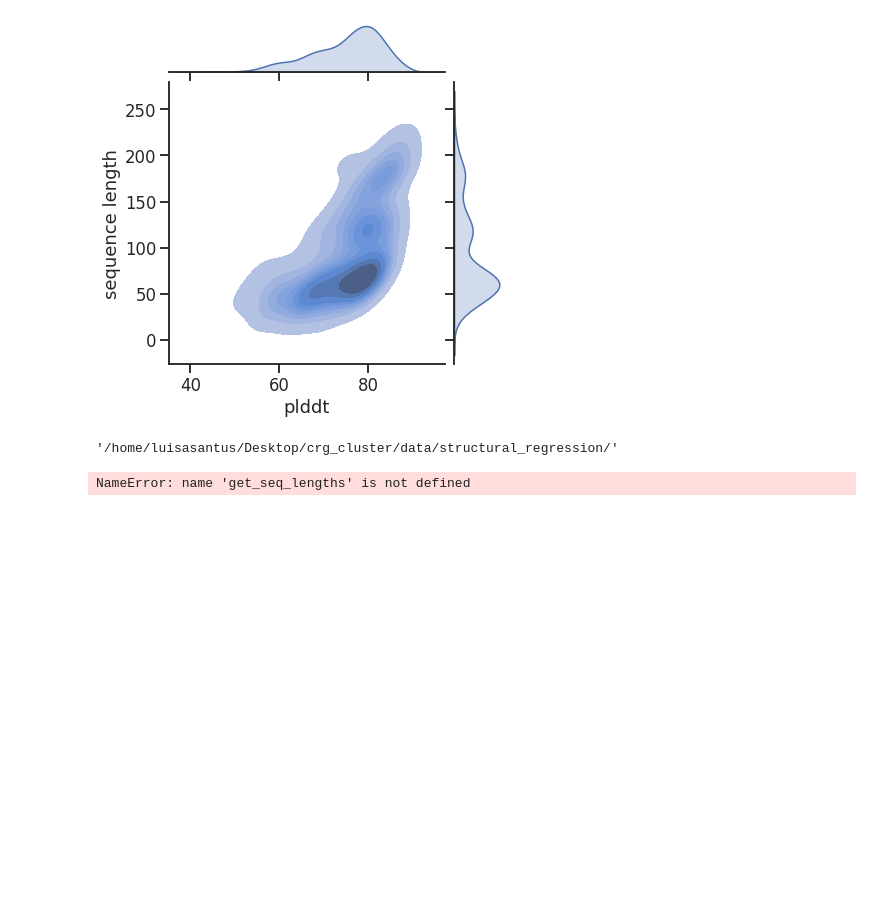
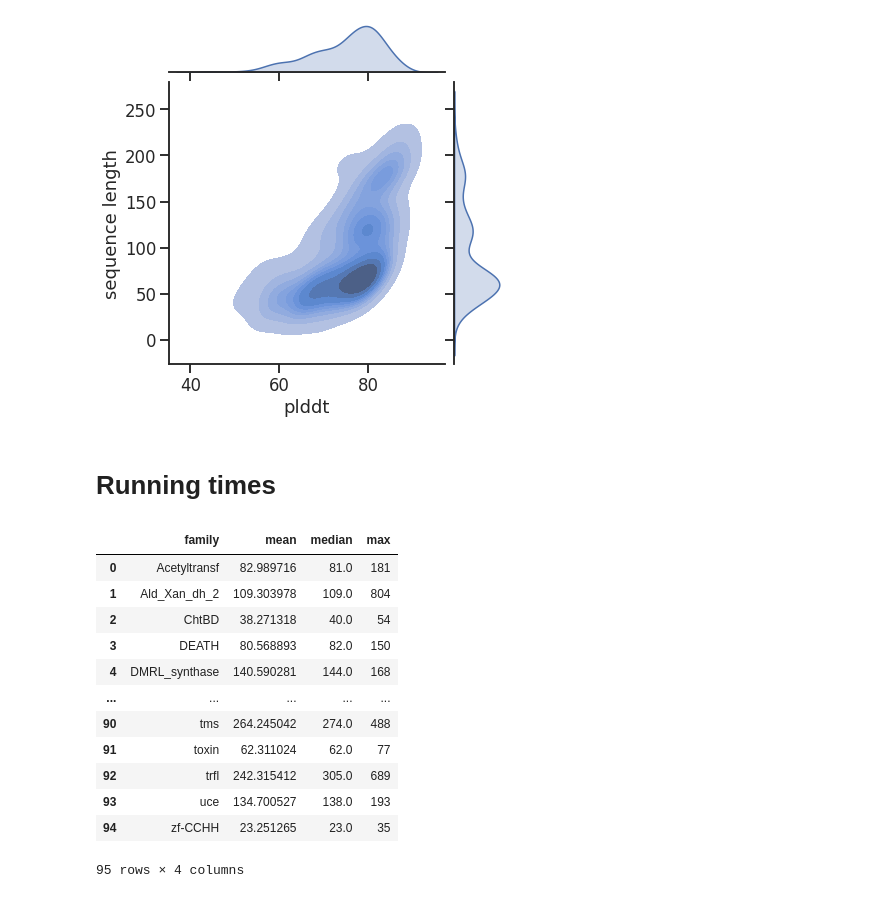
Before and after one commit to luisas/nf_structural_regression, a Jupyter notebook: notebook/04_AF2_benchmark.ipynb, the cells around one changed output. Saved outputs shown, nothing was run; the diff lists cells and outputs as text; code cells hidden in the pictures; blank space fills up the shorter version.

```diff
--- a/notebook/04_AF2_benchmark.ipynb
+++ b/notebook/04_AF2_benchmark.ipynb
@@ -135,15 +135,7 @@ ax.text(1,1,nobs,horizontalalignment='center',size='small',color='red')
 ['n: 399']
 Text(1, 1, "['n: 399']")
 [figure]
+# %% [markdown]
+# Running times
 # %%
- # Overview of all sequences in Homfam and Exthomfam
-seqs_dir
+structures_dir = "/home/luisasantus/Desktop/crg_cluster/data/structural_regression/af2_structures/colabfold"
-# %% [output]
-'/home/luisasantus/Desktop/crg_cluster/data/structural_regression/'
-# %%
-summary_lengths = pd.DataFrame()
-for family in stats_af2.family:
-    summary_fam = get_seq_lengths(seqs_dir, "homfam", family)
-    summary_lengths = pd.concat([summary_lengths,summary_fam], ignore_index=True)
-# %% [output]
-NameError: name 'get_seq_lengths' is not defined
@@ -149,0 +159,19 @@ NameError: name 'get_seq_lengths' is not defined
+# %%
+stats_homfam_seqs = summary_lengths_homfam.groupby(by=['family']).agg({'sequence length':['mean', 'median', "max"]})["sequence length"].reset_index()
+# TODO Here to add also exthomfam
+stats_seqs = stats_homfam_seqs
+stats_seqs
+# %% [output]
+|  | family | mean | median | max |
+| 0 | Acetyltransf | 82.989716 | 81.0 | 181 |
+| 1 | Ald_Xan_dh_2 | 109.303978 | 109.0 | 804 |
+| 2 | ChtBD | 38.271318 | 40.0 | 54 |
+| 3 | DEATH | 80.568893 | 82.0 | 150 |
+| 4 | DMRL_synthase | 140.590281 | 144.0 | 168 |
+| ... | ... | ... | ... | ... |
+| 90 | tms | 264.245042 | 274.0 | 488 |
+| 91 | toxin | 62.311024 | 62.0 | 77 |
+| 92 | trfl | 242.315412 | 305.0 | 689 |
+| 93 | uce | 134.700527 | 138.0 | 193 |
+| 94 | zf-CCHH | 23.251265 | 23.0 | 35 |
+95 rows × 4 columns
```
Also changed, not shown: parts of 5 cells of this notebook, 17 other files.
